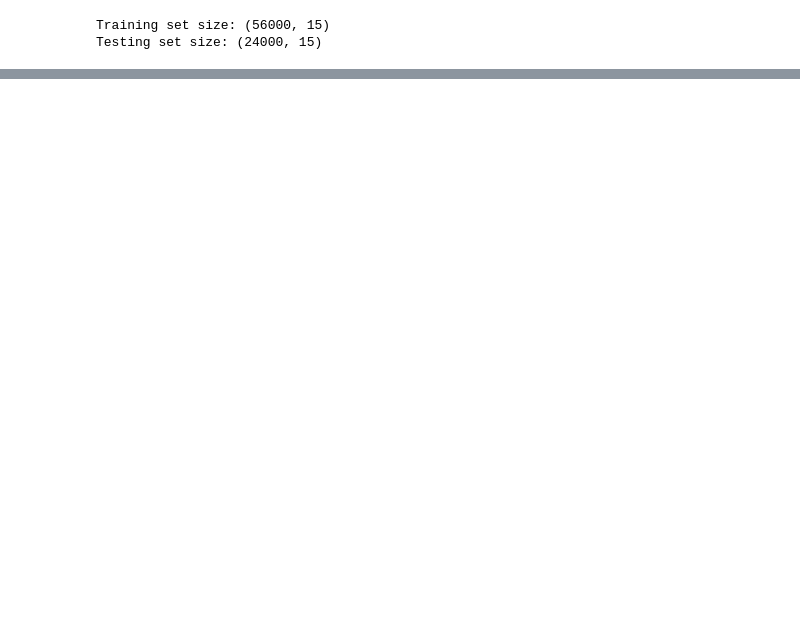
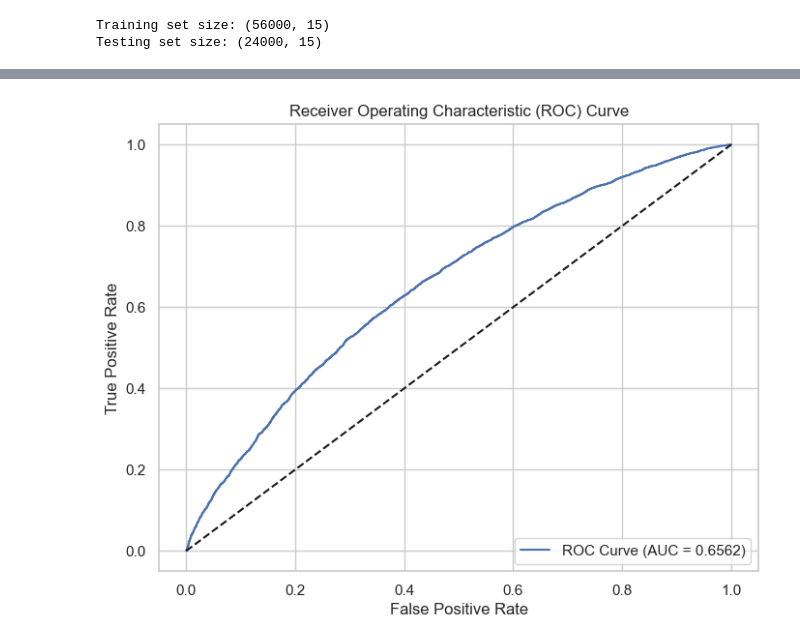
Before and after one commit to haorany999/HW3, a Jupyter notebook: 5420_hw3.ipynb, the cells around one changed output, grey strips where cells are left out. Saved outputs shown, nothing was run; the diff lists cells and outputs as text; code cells hidden in the pictures; blank space fills up the shorter version.

```diff
--- a/5420_hw3.ipynb
+++ b/5420_hw3.ipynb
@@ -49,3 +24,0 @@ from sklearn.impute import SimpleImputer
-# %%
-
-sns.set(style="whitegrid")
@@ -278,0 +172,24 @@ WoE Encoding Completed.
+# %%
+# ======================================
+# 5. Handling Variables with Zero Counts in Categories
+# ======================================
+
+# Identify variables with categories that have zero counts in one of the target classes
+variables_with_zero_counts = []
+
+for var in categorical_vars:
+    crosstab = pd.crosstab(X_train[var], y_train)
+    if (crosstab == 0).any().any():
+        print(f"\nVariable '{var}' has categories with zero counts in one of the target classes.")
+        print("Crosstab:")
+        print(crosstab)
+        variables_with_zero_counts.append(var)
+    else:
+        print(f"Variable '{var}' has no zero counts in categories.")
+
+if variables_with_zero_counts:
+    print("\nVariables with zero counts in categories:", variables_with_zero_counts)
+else:
+    print("\nNo variables with zero counts in categories.")
+
+# Note: We will handle zero counts during WoE encoding with smoothing
@@ -278,0 +322,18 @@ WoE Encoding Completed.
+# %%
+# ======================================
+# 8. Plot ROC Curve
+# ======================================
+
+# Compute ROC curve and ROC area
+fpr, tpr, thresholds = roc_curve(y_test, y_pred_proba)
+
+plt.figure(figsize=(8, 6))
+plt.plot(fpr, tpr, label=f"ROC Curve (AUC = {auc_score:.4f})")
+plt.plot([0, 1], [0, 1], "k--")  # Diagonal line for reference
+plt.title("Receiver Operating Characteristic (ROC) Curve")
+plt.xlabel("False Positive Rate")
+plt.ylabel("True Positive Rate")
+plt.legend(loc="lower right")
+plt.show()
+# %% [output]
+[figure, added]
```
Also changed, not shown: parts of 24 cells of this notebook, 2 other files.
